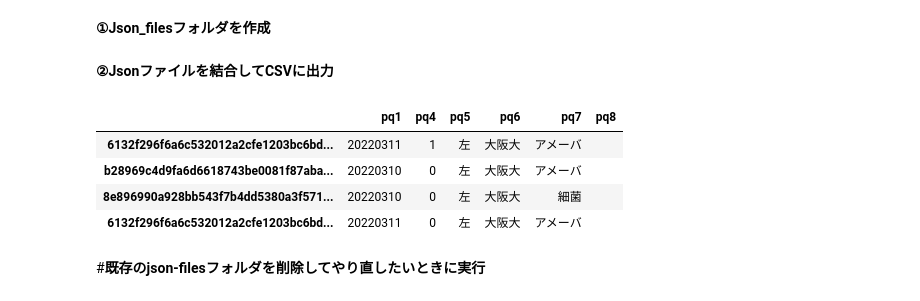
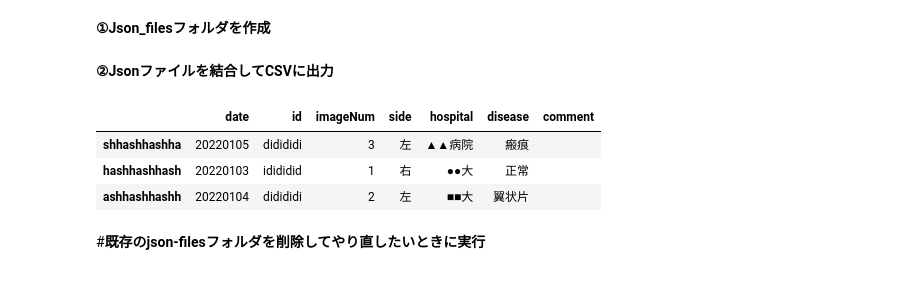
Before and after one commit to ykitaguchi77/manipulate_CSV, a Jupyter notebook: Json_to_CSV.ipynb, the cells around one changed output. Cells and saved outputs as stored; diff of their text form; code cells hidden in the pictures.

```diff
--- a/Json_to_CSV.ipynb
+++ b/Json_to_CSV.ipynb
@@ -73,24 +73,24 @@ os.makedirs(dir, exist_ok=True)
 # %%
 #②jsonファイルを開いて結合
 json_dir = "/content/json_files"
 json_list = glob.glob(json_dir+"/*")  #json_dir内のファイルリスト
 
 #空のデータフレームを作成
 #pq1:date, pq2: HashID, pq3: ID, pq4: imageNum, pq5: side, pq6: hospital, pq7: disease, pq8: free
 df = pd.DataFrame(columns=['pq1', 'pq2', 'pq3', 'pq4', 'pq5', 'pq6', 'pq7', 'pq8'])
 
 for idx, jsonpath in enumerate(json_list):
     with open(jsonpath) as f:
         jsondata = json.load(f) #Jsonファイルを開く
     df.loc[idx, :] = jsondata     #データフレームに追加
 
 df = df.set_axis(df["pq2"].tolist(), axis=0)  #pq2(HashID)をインデックスに
-df = df.drop(["pq2", "pq3"], axis = 1)      #不要な列を削除
+df = df.drop(["pq2"], axis = 1)      #不要な列を削除
+df.columns = ["date", "id", "imageNum", "side", "hospital", "disease", "comment"]
 df
 # %% [output]
-|  | pq1 | pq4 | pq5 | pq6 | pq7 | pq8 |
-| 6132f296f6a6c532012a2cfe1203bc6bd... | 20220311 | 1 | 左 | 大阪大 | アメーバ |  |
-| b28969c4d9fa6d6618743be0081f87aba... | 20220310 | 0 | 左 | 大阪大 | アメーバ |  |
-| 8e896990a928bb543f7b4dd5380a3f571... | 20220310 | 0 | 左 | 大阪大 | 細菌 |  |
-| 6132f296f6a6c532012a2cfe1203bc6bd... | 20220311 | 0 | 左 | 大阪大 | アメーバ |  |
+|  | date | id | imageNum | side | hospital | disease | comment |
+| shhashhashha | 20220105 | didididi | 3 | 左 | ▲▲病院 | 瘢痕 |  |
+| hashhashhash | 20220103 | idididid | 1 | 右 | ●●大 | 正常 |  |
+| ashhashhashh | 20220104 | didididi | 2 | 左 | ■■大 | 翼状片 |  |
 # %%
```
Also changed, not shown: parts of 1 cell of this notebook.
